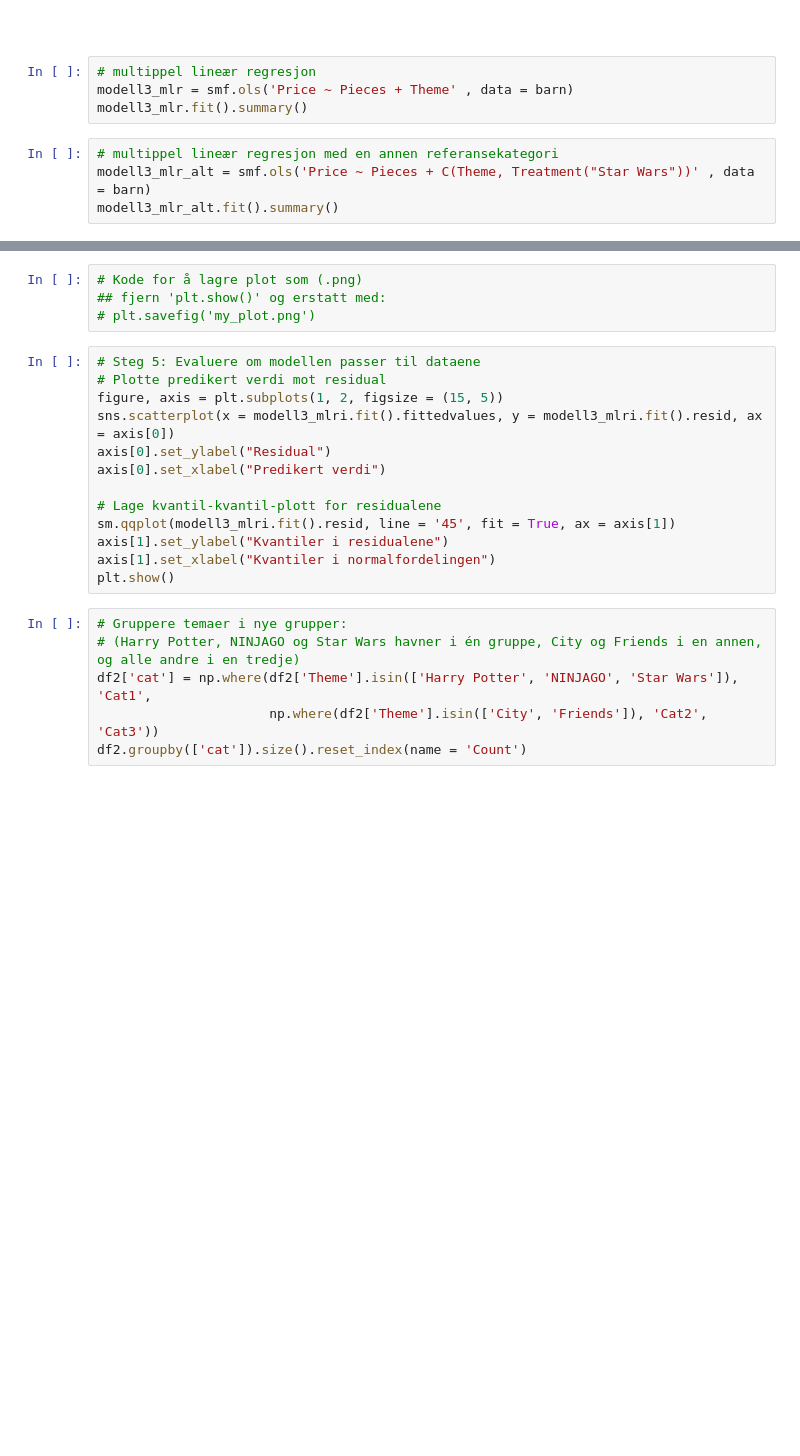
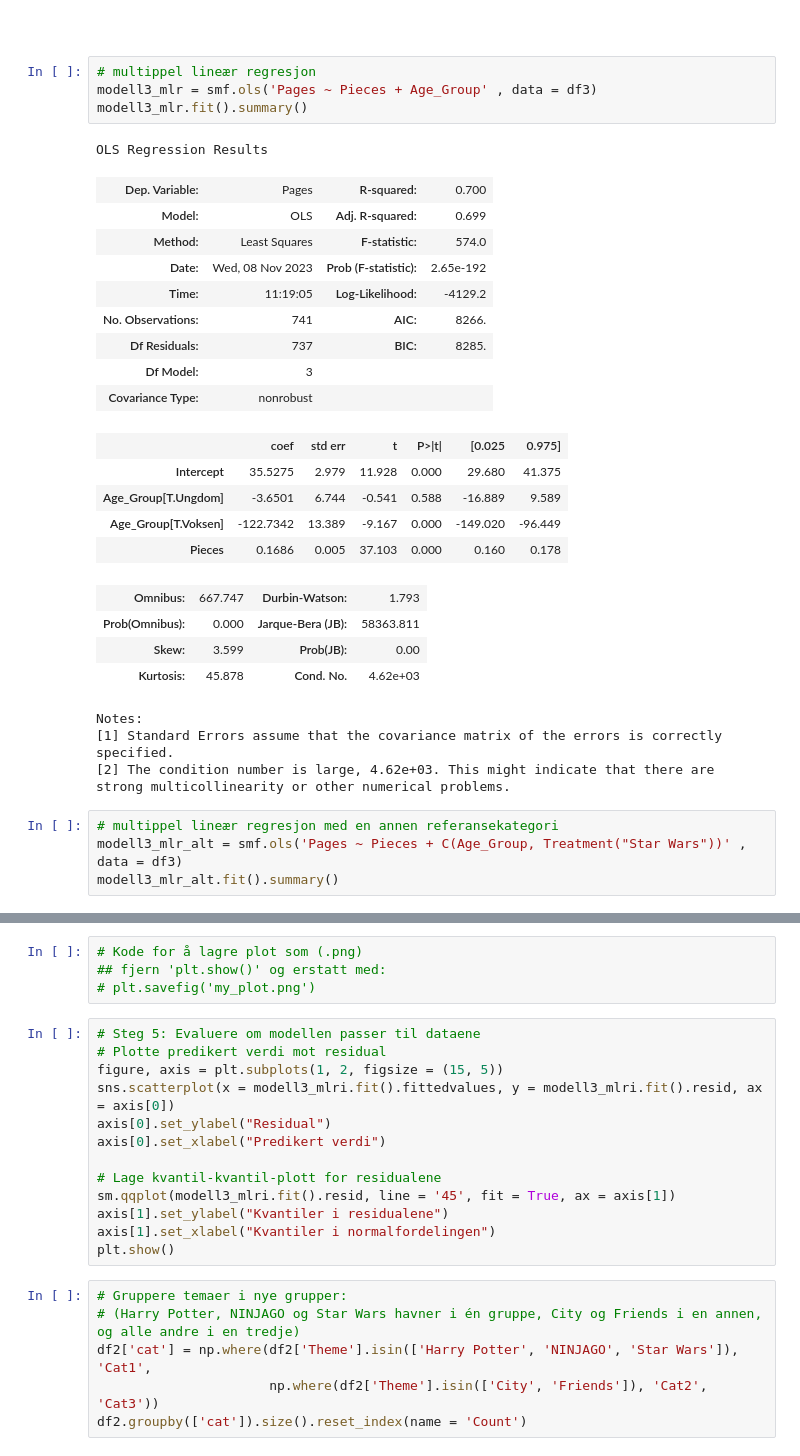
Before and after one commit to HMB-Solutions/ISTT1003-ProjectAssignment-02, a Jupyter notebook: oppg1.ipynb, the cells around one changed output, grey strips where cells are left out. Saved outputs shown, nothing was run; the diff lists cells and outputs as text; blank space fills up the shorter version.

Commit message:
Update to others

```diff
--- a/oppg1.ipynb
+++ b/oppg1.ipynb
@@ -262,11 +277,35 @@ plt.show()
 ##
 # %%
 # multippel lineær regresjon
-modell3_mlr = smf.ols('Price ~ Pieces + Theme' , data = barn)
+modell3_mlr = smf.ols('Pages ~ Pieces + Age_Group' , data = df3)
 modell3_mlr.fit().summary()
+# %% [output]
+OLS Regression Results
+| Dep. Variable: | Pages | R-squared: | 0.700 |
+| Model: | OLS | Adj. R-squared: | 0.699 |
+| Method: | Least Squares | F-statistic: | 574.0 |
+| Date: | Wed, 08 Nov 2023 | Prob (F-statistic): | 2.65e-192 |
+| Time: | 11:19:05 | Log-Likelihood: | -4129.2 |
+| No. Observations: | 741 | AIC: | 8266. |
+| Df Residuals: | 737 | BIC: | 8285. |
+| Df Model: | 3 |  |  |
+| Covariance Type: | nonrobust |  |  |
+|  | coef | std err | t | P>|t| | [0.025 | 0.975] |
+| Intercept | 35.5275 | 2.979 | 11.928 | 0.000 | 29.680 | 41.375 |
+| Age_Group[T.Ungdom] | -3.6501 | 6.744 | -0.541 | 0.588 | -16.889 | 9.589 |
+| Age_Group[T.Voksen] | -122.7342 | 13.389 | -9.167 | 0.000 | -149.020 | -96.449 |
+| Pieces | 0.1686 | 0.005 | 37.103 | 0.000 | 0.160 | 0.178 |
+| Omnibus: | 667.747 | Durbin-Watson: | 1.793 |
+| Prob(Omnibus): | 0.000 | Jarque-Bera (JB): | 58363.811 |
+| Skew: | 3.599 | Prob(JB): | 0.00 |
+| Kurtosis: | 45.878 | Cond. No. | 4.62e+03 |
+Notes:
+[1] Standard Errors assume that the covariance matrix of the errors is correctly specified.
+[2] The condition number is large, 4.62e+03. This might indicate that there are
+strong multicollinearity or other numerical problems.
 # %%
 # multippel lineær regresjon med en annen referansekategori
-modell3_mlr_alt = smf.ols('Price ~ Pieces + C(Theme, Treatment("Star Wars"))' , data = barn)
+modell3_mlr_alt = smf.ols('Pages ~ Pieces + C(Age_Group, Treatment("Star Wars"))' , data = df3)
 modell3_mlr_alt.fit().summary()
 # %%
 # plott
```
Also changed, not shown: parts of 9 cells of this notebook.
